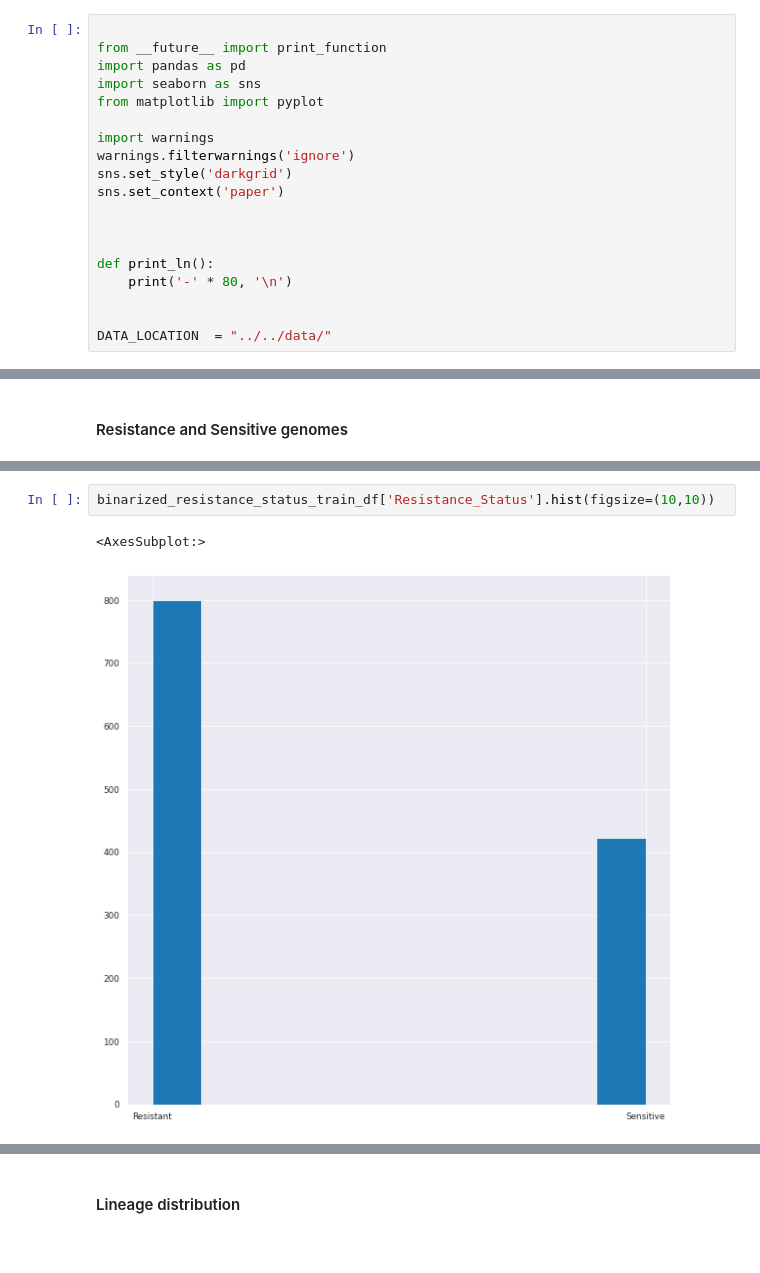
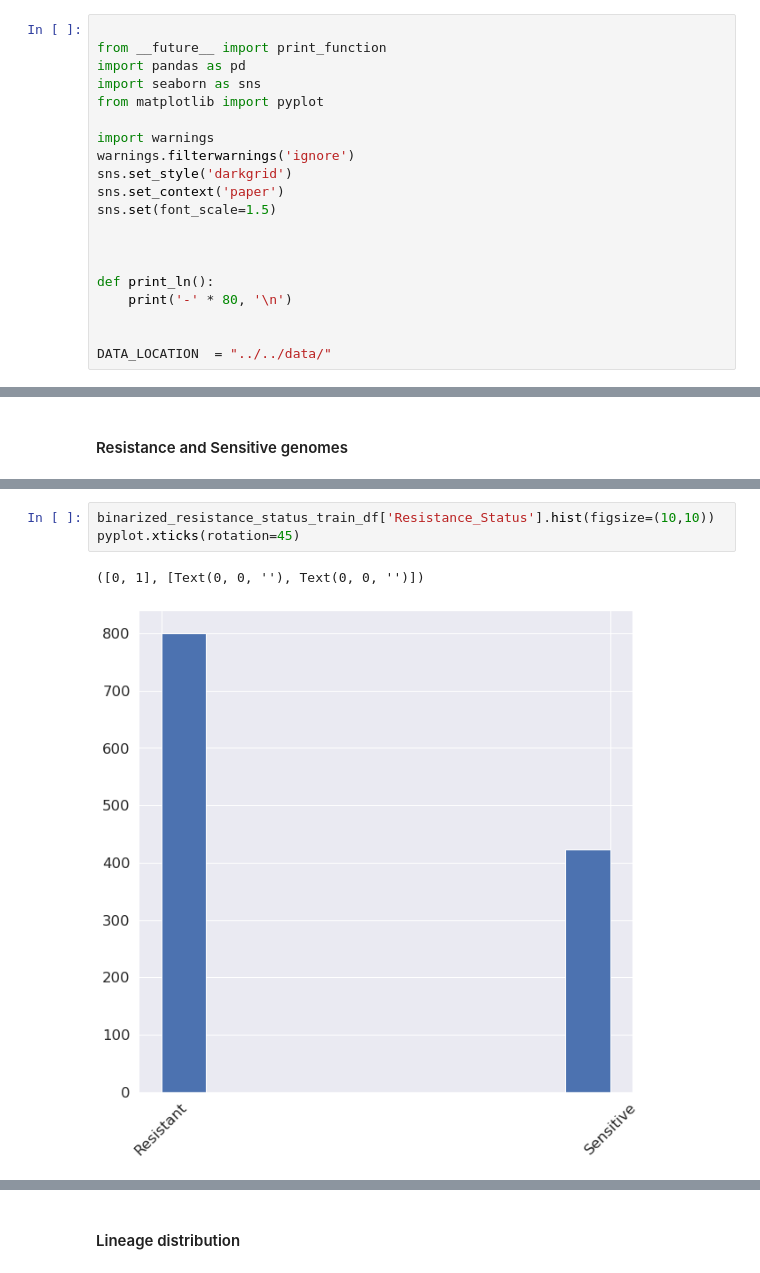
Before and after one commit to abhi18av/LJMU_Masters_Dissertation, a Jupyter notebook: src/notebooks/FINAL/003_eda_mono_resistance.ipynb, the cells around one changed output, grey strips where cells are left out. Drawn from its saved outputs; the diff is of its cells as text.

```diff
--- a/src/notebooks/FINAL/003_eda_mono_resistance.ipynb
+++ b/src/notebooks/FINAL/003_eda_mono_resistance.ipynb
@@ -13,6 +13,7 @@ import warnings
 warnings.filterwarnings('ignore')
 sns.set_style('darkgrid')
 sns.set_context('paper')
+sns.set(font_scale=1.5)
 
 
 
@@ -130,7 +144,8 @@ binarized_resistance_status_train_df.describe().T
 # %%
 binarized_resistance_status_train_df['Resistance_Status'].hist(figsize=(10,10))
+pyplot.xticks(rotation=45)
 # %% [output]
-<AxesSubplot:>
+([0, 1], [Text(0, 0, ''), Text(0, 0, '')])
-[figure, old version]
+[figure, new version]
 # %%
 binarized_resistance_status_test_df['Resistance_Status'].hist(figsize=(10,10))
```
Also changed, not shown: parts of 22 cells of this notebook, 6 other files.
